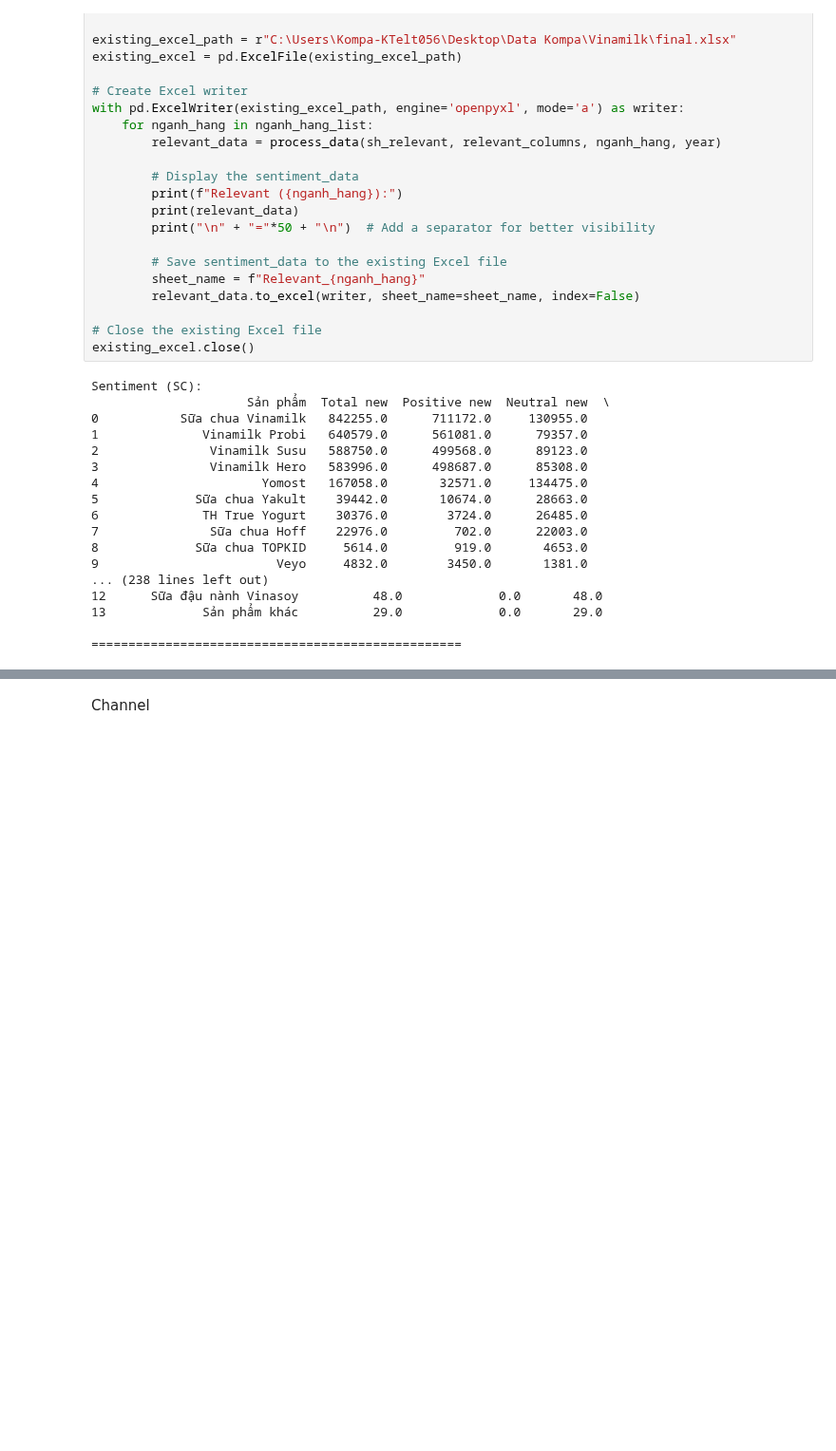
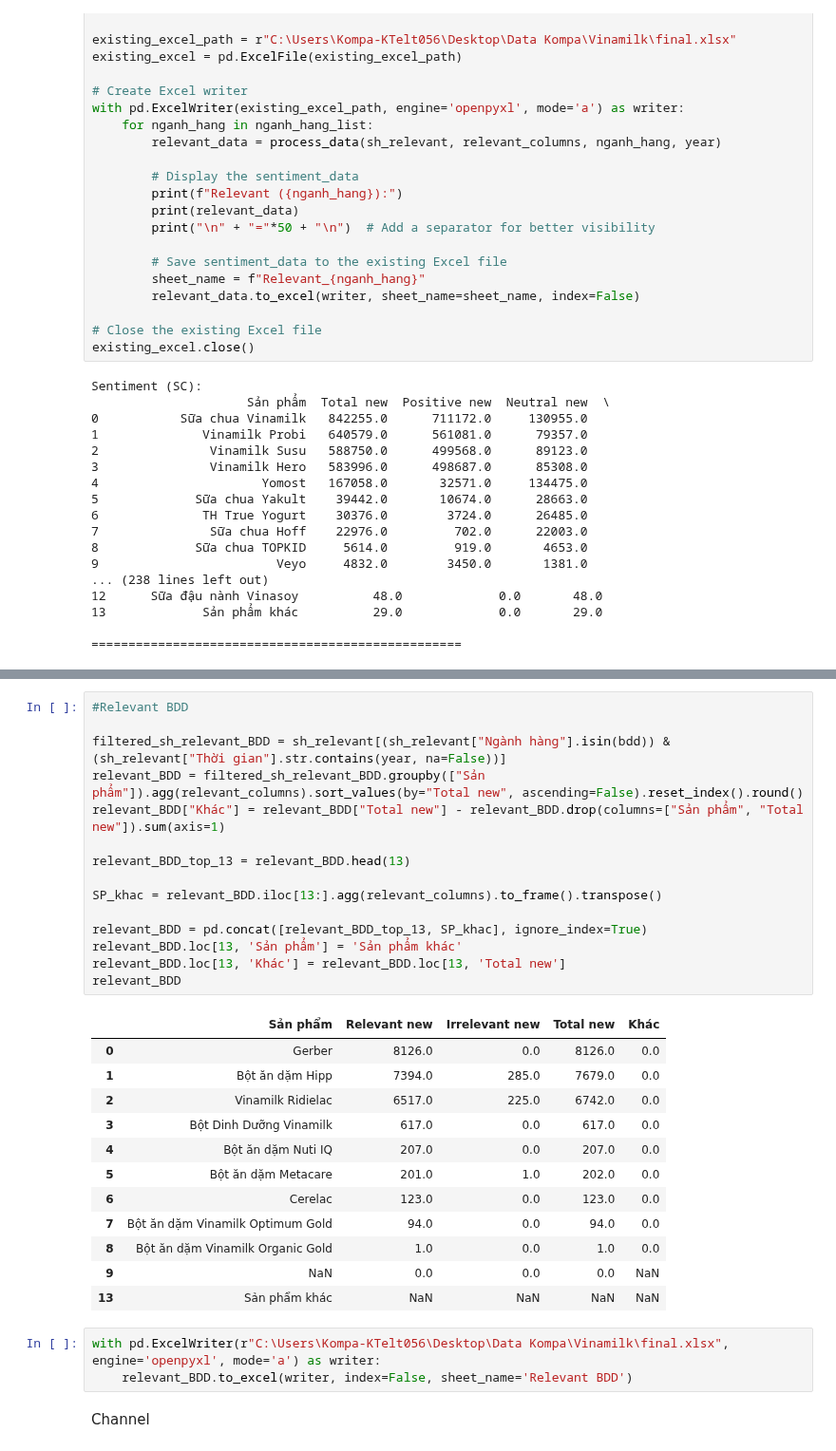
Before and after one commit to kimhueee/Brand-Social-Listening, a Jupyter notebook: Monthly Vinamilk.ipynb, the cells around one changed output, grey strips where cells are left out. Shown at 95% size. Saved outputs shown, nothing was run; the diff lists cells and outputs as text; blank space fills up the shorter version.

```diff
--- a/Monthly Vinamilk.ipynb
+++ b/Monthly Vinamilk.ipynb
@@ -567,3 +597,34 @@ Sentiment (SC):
+# %%
+#Relevant BDD
+
+filtered_sh_relevant_BDD = sh_relevant[(sh_relevant["Ngành hàng"].isin(bdd)) & (sh_relevant["Thời gian"].str.contains(year, na=False))]
+relevant_BDD = filtered_sh_relevant_BDD.groupby(["Sản phẩm"]).agg(relevant_columns).sort_values(by="Total new", ascending=False).reset_index().round()
+relevant_BDD["Khác"] = relevant_BDD["Total new"] - relevant_BDD.drop(columns=["Sản phẩm", "Total new"]).sum(axis=1)
+
+relevant_BDD_top_13 = relevant_BDD.head(13)
+
+SP_khac = relevant_BDD.iloc[13:].agg(relevant_columns).to_frame().transpose()
+
+relevant_BDD = pd.concat([relevant_BDD_top_13, SP_khac], ignore_index=True)
+relevant_BDD.loc[13, 'Sản phẩm'] = 'Sản phẩm khác'
+relevant_BDD.loc[13, 'Khác'] = relevant_BDD.loc[13, 'Total new']
+relevant_BDD
+# %% [output]
+|  | Sản phẩm | Relevant new | Irrelevant new | Total new | Khác |
+| 0 | Gerber | 8126.0 | 0.0 | 8126.0 | 0.0 |
+| 1 | Bột ăn dặm Hipp | 7394.0 | 285.0 | 7679.0 | 0.0 |
+| 2 | Vinamilk Ridielac | 6517.0 | 225.0 | 6742.0 | 0.0 |
+| 3 | Bột Dinh Dưỡng Vinamilk | 617.0 | 0.0 | 617.0 | 0.0 |
+| 4 | Bột ăn dặm Nuti IQ | 207.0 | 0.0 | 207.0 | 0.0 |
+| 5 | Bột ăn dặm Metacare | 201.0 | 1.0 | 202.0 | 0.0 |
+| 6 | Cerelac | 123.0 | 0.0 | 123.0 | 0.0 |
+| 7 | Bột ăn dặm Vinamilk Optimum Gold | 94.0 | 0.0 | 94.0 | 0.0 |
+| 8 | Bột ăn dặm Vinamilk Organic Gold | 1.0 | 0.0 | 1.0 | 0.0 |
+| 9 | NaN | 0.0 | 0.0 | 0.0 | NaN |
+| 13 | Sản phẩm khác | NaN | NaN | NaN | NaN |
+# %%
+with pd.ExcelWriter(r"C:\Users\Kompa-KTelt056\Desktop\Data Kompa\Vinamilk\final.xlsx", engine='openpyxl', mode='a') as writer:
+    relevant_BDD.to_excel(writer, index=False, sheet_name='Relevant BDD')
 # %% [markdown]
 Channel
 # %%
```
Also changed, not shown: parts of 6 cells of this notebook.
